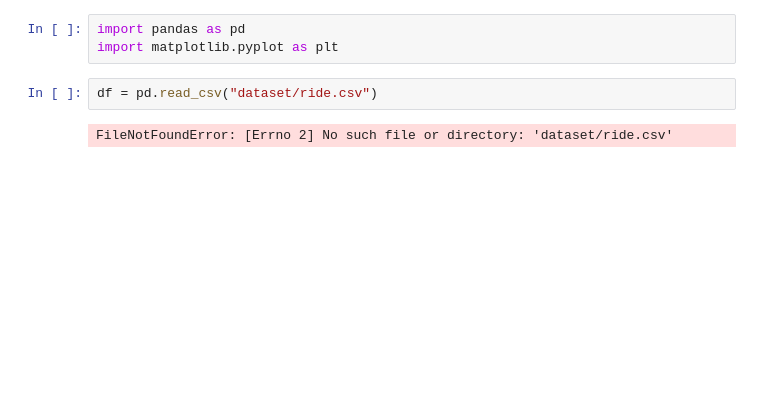
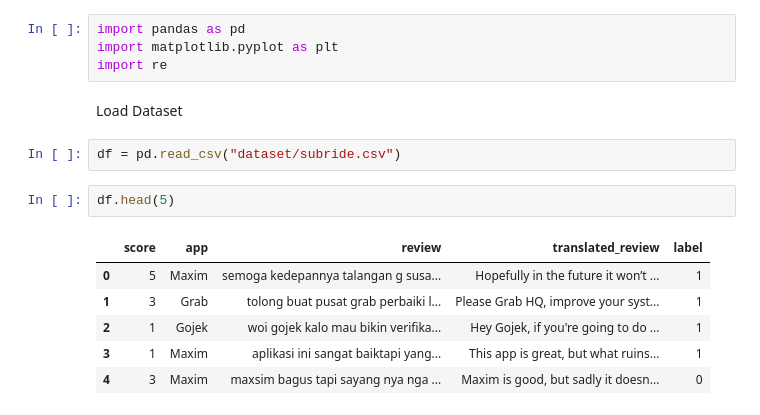
Before and after one commit to gunammr/klasifikasi-subjek-objektif-ride-hailing, a Jupyter notebook: klasifikasi_ride.ipynb, the cells around one changed output. Drawn from its saved outputs; the diff is of its cells as text; blank space fills up the shorter version.

```diff
--- a/klasifikasi_ride.ipynb
+++ b/klasifikasi_ride.ipynb
@@ -1,7 +1,17 @@
 # %%
 import pandas as pd
 import matplotlib.pyplot as plt
+import re
+# %% [markdown]
+Load Dataset
 # %%
-df = pd.read_csv("dataset/ride.csv")
+df = pd.read_csv("dataset/subride.csv")
-# %% [output]
-FileNotFoundError: [Errno 2] No such file or directory: 'dataset/ride.csv'
+# %%
+df.head(5)
+# %% [output]
+|  | score | app | review | translated_review | label |
+| 0 | 5 | Maxim | semoga kedepannya talangan g susa... | Hopefully in the future it won’t ... | 1 |
+| 1 | 3 | Grab | tolong buat pusat grab perbaiki l... | Please Grab HQ, improve your syst... | 1 |
+| 2 | 1 | Gojek | woi gojek kalo mau bikin verifika... | Hey Gojek, if you're going to do ... | 1 |
+| 3 | 1 | Maxim | aplikasi ini sangat baiktapi yang... | This app is great, but what ruins... | 1 |
+| 4 | 3 | Maxim | maxsim bagus tapi sayang nya nga ... | Maxim is good, but sadly it doesn... | 0 |
```
Also changed, not shown: parts of 40 cells of this notebook.
